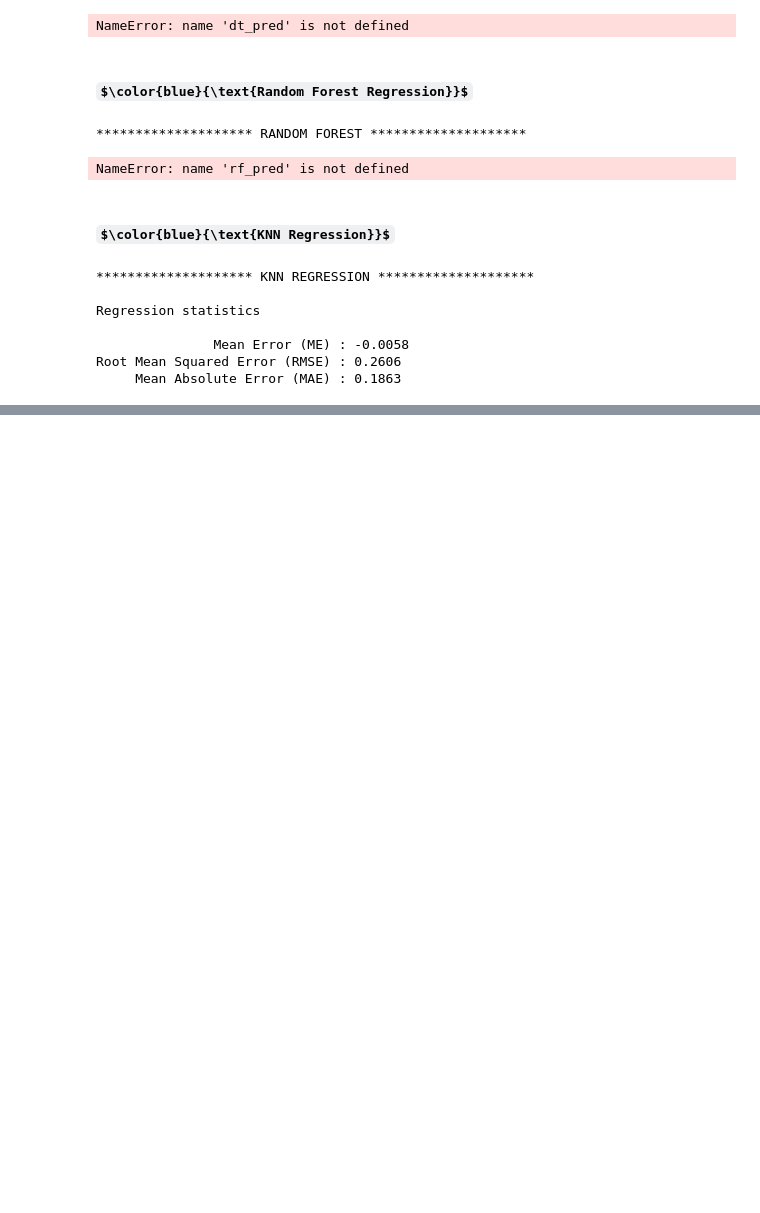
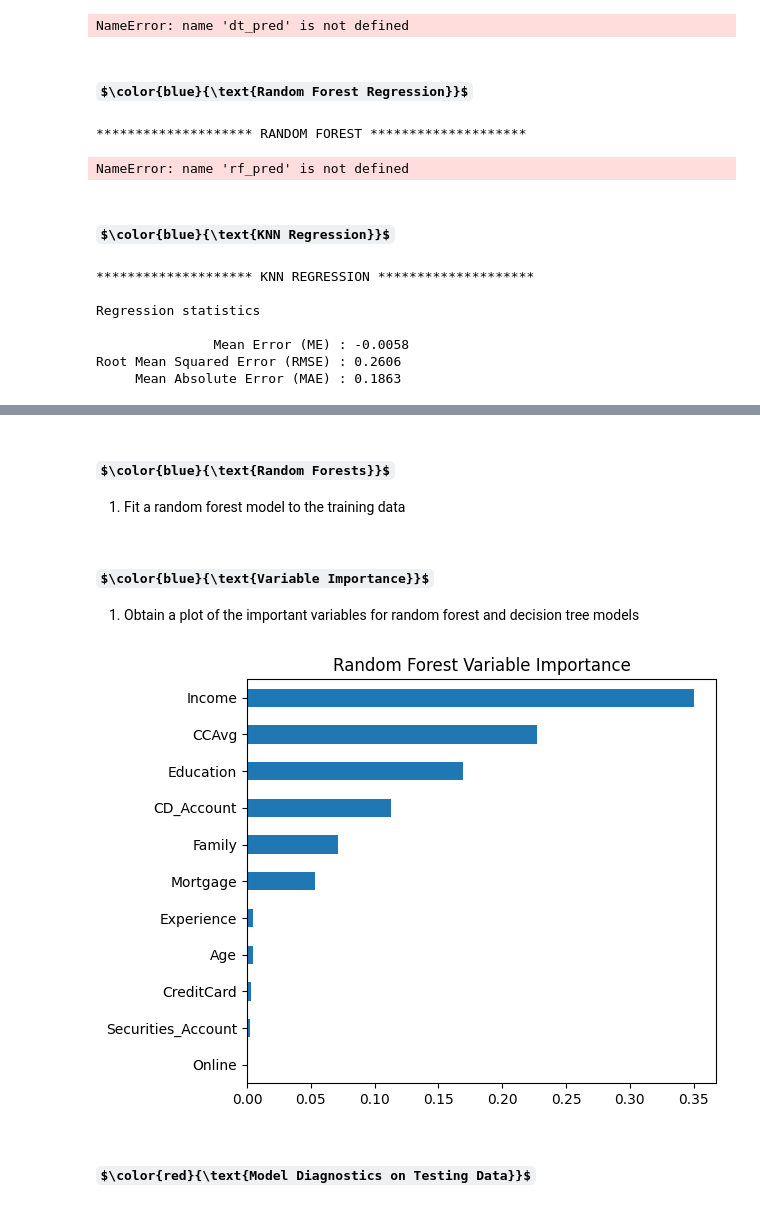
Before and after one commit to marcus-wuertz/Client-Presentation-3, a Jupyter notebook: Presentation_Three.ipynb, the cells around one changed output, grey strips where cells are left out. Cells and saved outputs as stored; diff of their text form; code cells hidden in the pictures; some formulas as TeX source; blank space fills up the shorter version.

```diff
--- a/Presentation_Three.ipynb
+++ b/Presentation_Three.ipynb
@@ -550,0 +596,34 @@ Root Mean Squared Error (RMSE) : 0.2606
+# %% [markdown]
+### $\color{blue}{\text{Random Forests}}$
+
+1. Fit a random forest model to the training data
+# %%
+from sklearn.ensemble import RandomForestClassifier
+
+# fit a random forest model
+rf = RandomForestClassifier(random_state=0, max_depth=3).fit(churn_std_full, trainY)
+# %% [markdown]
+### $\color{blue}{\text{Variable Importance}}$
+1. Obtain a plot of the important variables for random forest and decision tree models
+# %%
+import seaborn as sns
+
+# Get important variables for random forest and decision trees
+rf_importances = rf.feature_importances_
+
+# Important features
+imp_rf_features = pd.DataFrame({'feature': churn_std_full.columns, 'rf_importance': rf_importances})
+
+# Sort variables according to their importance scores
+imp_rf_features_sort = imp_rf_features.sort_values(by="rf_importance", ascending=True)
+
+# Plotting random forest variable importance
+imp_rf_features_sort.plot(kind='barh', x='feature', legend=False)
+plt.title("Random Forest Variable Importance")
+plt.ylabel("")
+plt.tight_layout()
+plt.show()
+# %% [output]
+[figure, added]
+# %% [markdown]
+## $\color{red}{\text{Model Diagnostics on Testing Data}}$
```
Also changed, not shown: parts of 18 cells of this notebook.
